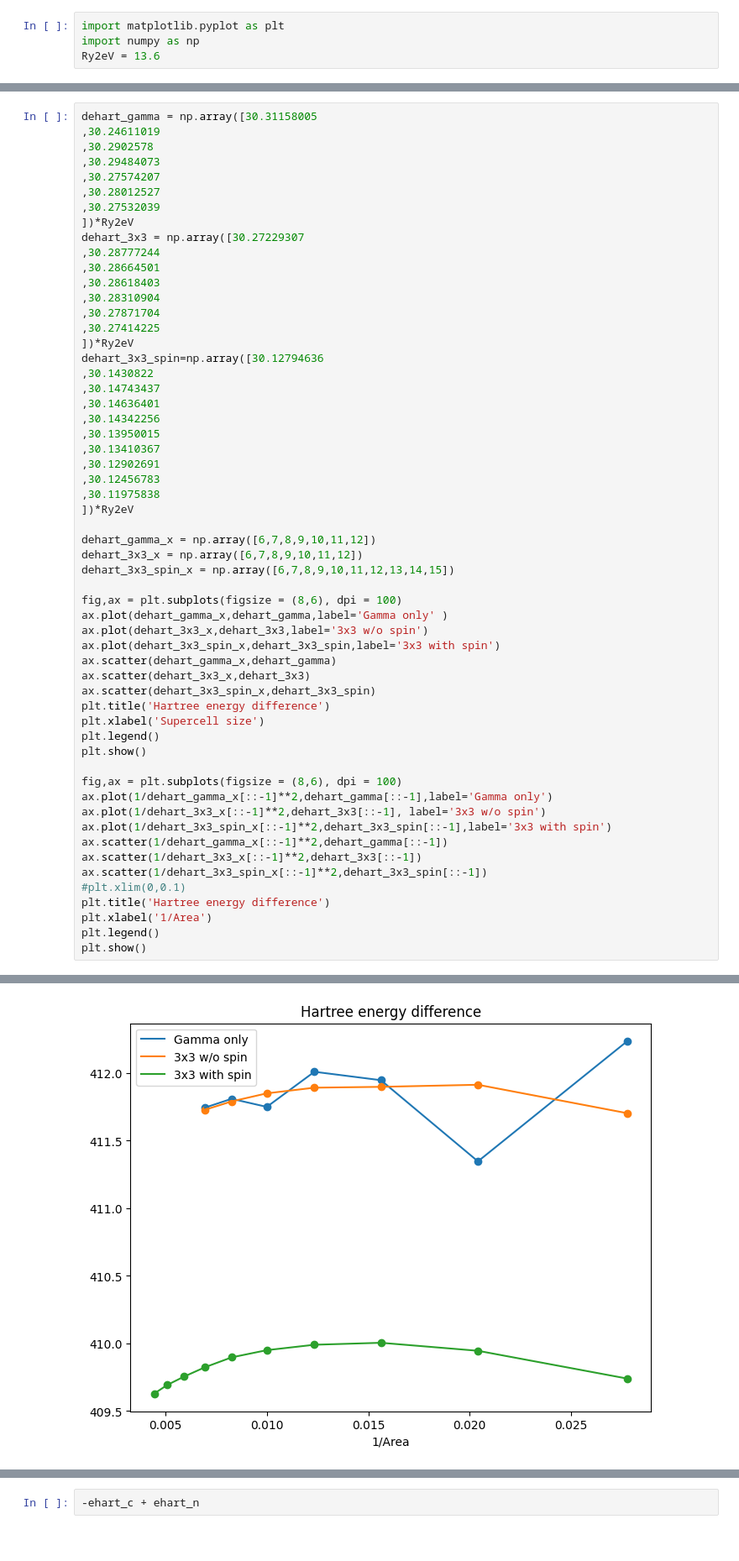
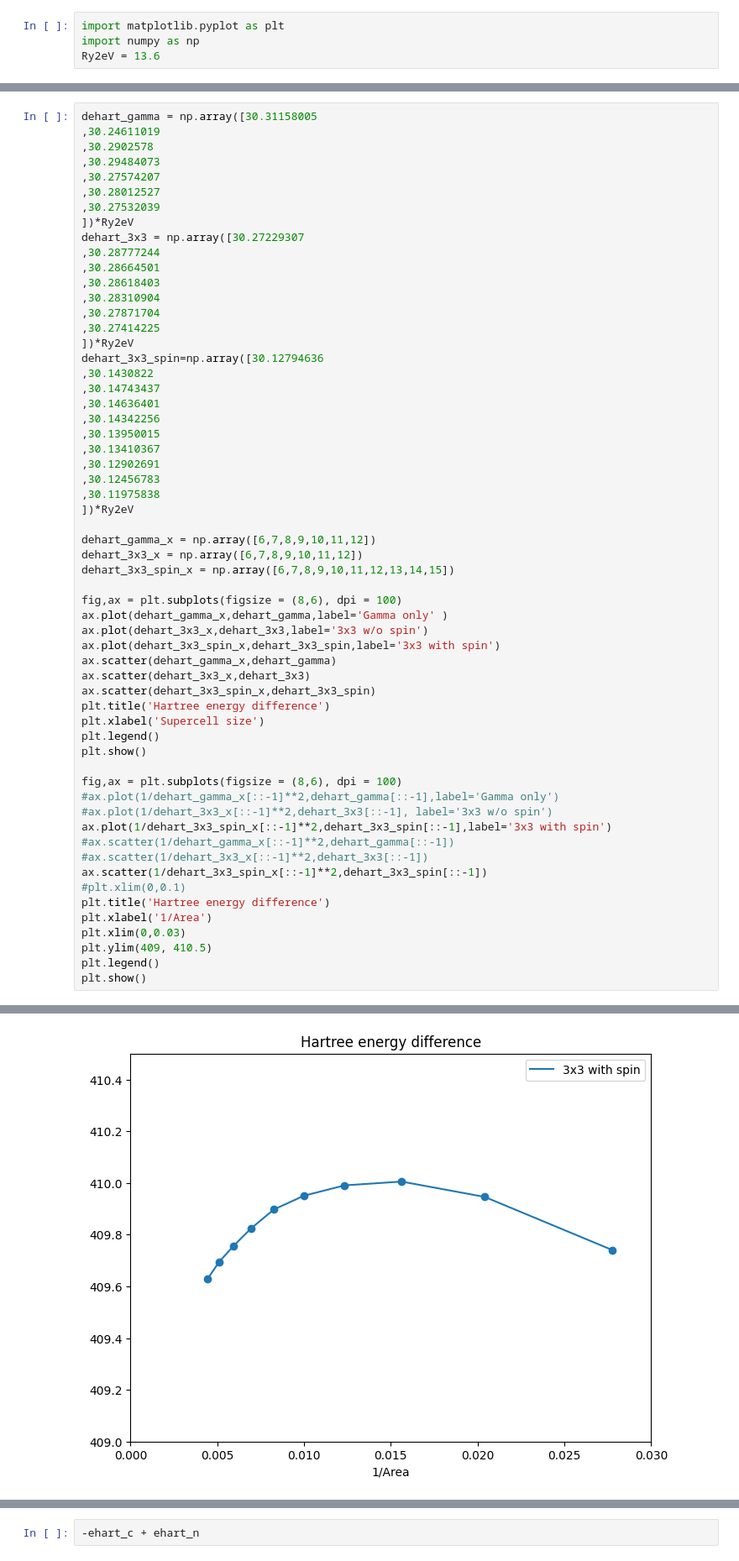
Before and after one commit to rjguo1208/potcorr, a Jupyter notebook: plot.ipynb, the cells around one changed output, grey strips where cells are left out. Shown at 84% size. Saved outputs shown, nothing was run; the diff lists cells and outputs as text.

```diff
--- a/plot.ipynb
+++ b/plot.ipynb
@@ -80,38 +81,40 @@ dehart_3x3_spin=np.array([30.12794636
 ,30.12456783
 ,30.11975838
 ])*Ry2eV
 
 dehart_gamma_x = np.array([6,7,8,9,10,11,12])
 dehart_3x3_x = np.array([6,7,8,9,10,11,12])
 dehart_3x3_spin_x = np.array([6,7,8,9,10,11,12,13,14,15])
 
 fig,ax = plt.subplots(figsize = (8,6), dpi = 100)
 ax.plot(dehart_gamma_x,dehart_gamma,label='Gamma only' )
 ax.plot(dehart_3x3_x,dehart_3x3,label='3x3 w/o spin')
 ax.plot(dehart_3x3_spin_x,dehart_3x3_spin,label='3x3 with spin')
 ax.scatter(dehart_gamma_x,dehart_gamma)
 ax.scatter(dehart_3x3_x,dehart_3x3)
 ax.scatter(dehart_3x3_spin_x,dehart_3x3_spin)
 plt.title('Hartree energy difference')
 plt.xlabel('Supercell size')
 plt.legend()
 plt.show()
 
 fig,ax = plt.subplots(figsize = (8,6), dpi = 100)
-ax.plot(1/dehart_gamma_x[::-1]**2,dehart_gamma[::-1],label='Gamma only')
-ax.plot(1/dehart_3x3_x[::-1]**2,dehart_3x3[::-1], label='3x3 w/o spin')
+#ax.plot(1/dehart_gamma_x[::-1]**2,dehart_gamma[::-1],label='Gamma only')
+#ax.plot(1/dehart_3x3_x[::-1]**2,dehart_3x3[::-1], label='3x3 w/o spin')
 ax.plot(1/dehart_3x3_spin_x[::-1]**2,dehart_3x3_spin[::-1],label='3x3 with spin')
-ax.scatter(1/dehart_gamma_x[::-1]**2,dehart_gamma[::-1])
-ax.scatter(1/dehart_3x3_x[::-1]**2,dehart_3x3[::-1])
+#ax.scatter(1/dehart_gamma_x[::-1]**2,dehart_gamma[::-1])
+#ax.scatter(1/dehart_3x3_x[::-1]**2,dehart_3x3[::-1])
 ax.scatter(1/dehart_3x3_spin_x[::-1]**2,dehart_3x3_spin[::-1])
 #plt.xlim(0,0.1)
 plt.title('Hartree energy difference')
 plt.xlabel('1/Area')
+plt.xlim(0,0.03)
+plt.ylim(409, 410.5)
 plt.legend()
 plt.show()
 # %% [output]
 [figure]
-[figure, old version]
+[figure, new version]
 # %%
 ehart_n = np.array([-5152.233770563722,
            -6902.514782661764,
```
Also changed, not shown: parts of 21 cells of this notebook, 4 other files.
